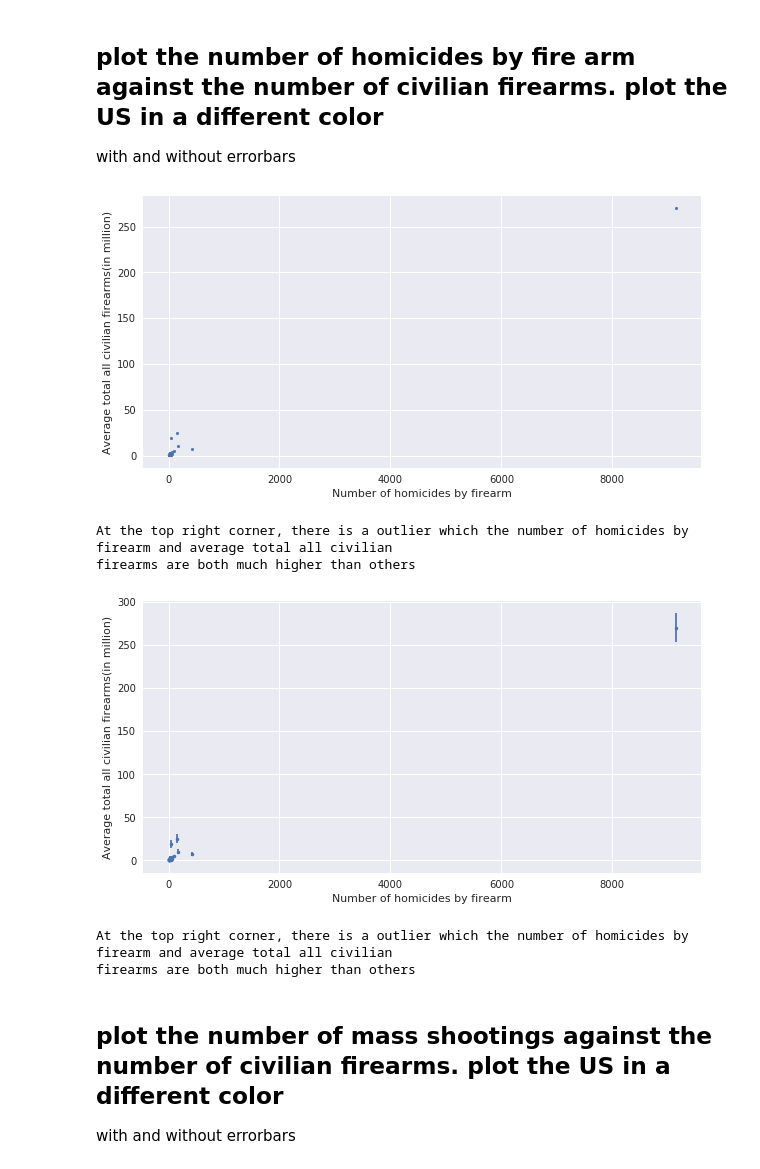
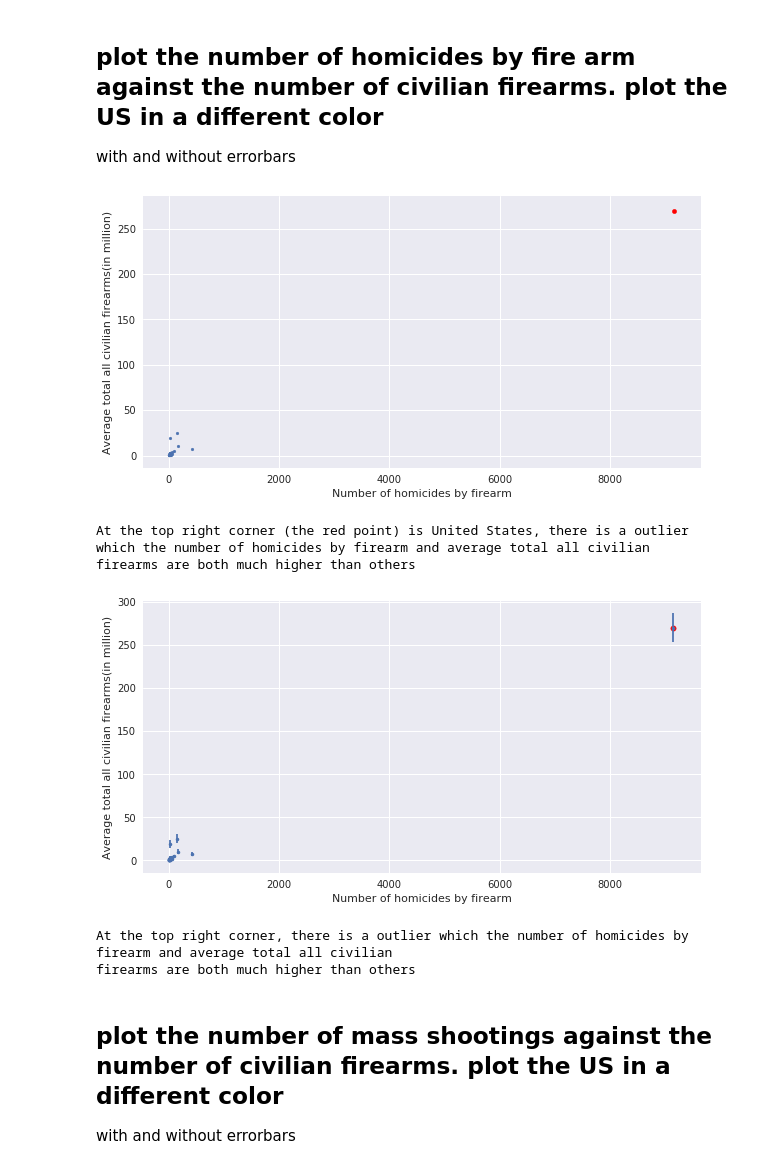
Before and after one commit to Mingyi1995/PUI2018_mh5172, a Jupyter notebook: HW9_mh5172/Assignment3_mh5172.ipynb, the cells around one changed output. Drawn from its saved outputs; the diff is of its cells as text; code cells hidden in the pictures.

```diff
--- a/HW9_mh5172/Assignment3_mh5172.ipynb
+++ b/HW9_mh5172/Assignment3_mh5172.ipynb
@@ -286,31 +286,35 @@ firearms are both much higher than others
 with and without errorbars
 # %%
 plt.figure(figsize=(10,5))
+df_us = df_[df_['Country']=='United States']
 plt.scatter(df_['Number of homicides by firearm'], df_['Average total all civilian firearms']/ 1e6,s=8)
+plt.scatter(df_us['Number of homicides by firearm'],df_us['Average total all civilian firearms']/ 1e6,s=20,c='red')
 plt.xlabel("Number of homicides by firearm")
 plt.ylabel("Average total all civilian firearms(in million)")
 plt.show()
-print('At the top right corner, there is a outlier which the number of homicides by firearm and average total all civilian \n'+
+print('At the top right corner (the red point) is United States, there is a outlier which the number of homicides by firearm and average total all civilian \n'+
      'firearms are both much higher than others')
 # %% [output]
 [figure]
-At the top right corner, there is a outlier which the number of homicides by firearm and average total all civilian
+At the top right corner (the red point) is United States, there is a outlier which the number of homicides by firearm and average total all civilian
 firearms are both much higher than others
 # %%
 fig = plt.figure(figsize=(10,5))
 ax = fig.add_subplot(111)
 
 scatter = ax.scatter(df_['Number of homicides by firearm'], df_['Average total all civilian firearms']/ 1e6,s=3)
+plt.scatter(df_us['Number of homicides by firearm'],df_us['Average total all civilian firearms']/ 1e6,s=30,c='red')
+
 ax.errorbar(df_['Number of homicides by firearm'], df_['Average total all civilian firearms']/ 1e6,
             yerr = np.sqrt(df_['Average total all civilian firearms'] / 1e6), fmt = '.')
 ax.set_xlabel("Number of homicides by firearm")
 ax.set_ylabel("Average total all civilian firearms(in million)")
 ax.set_ylim()
 plt.show()
 print('At the top right corner, there is a outlier which the number of homicides by firearm and average total all civilian \n'+
      'firearms are both much higher than others')
 # %% [output]
-[figure, old version]
+[figure, new version]
 At the top right corner, there is a outlier which the number of homicides by firearm and average total all civilian
 firearms are both much higher than others
 # %% [markdown]
```
Also changed, not shown: parts of 1 cell of this notebook.
